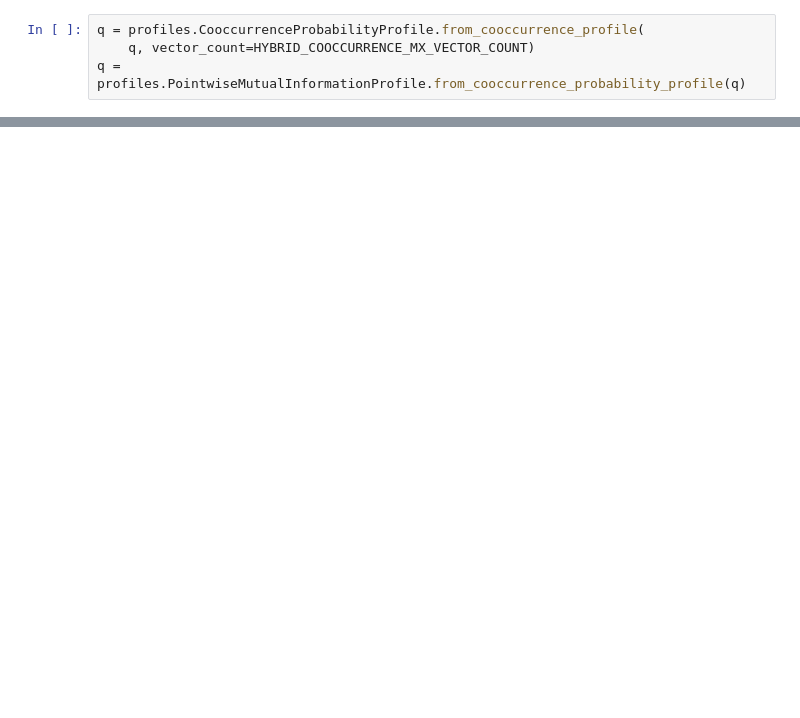
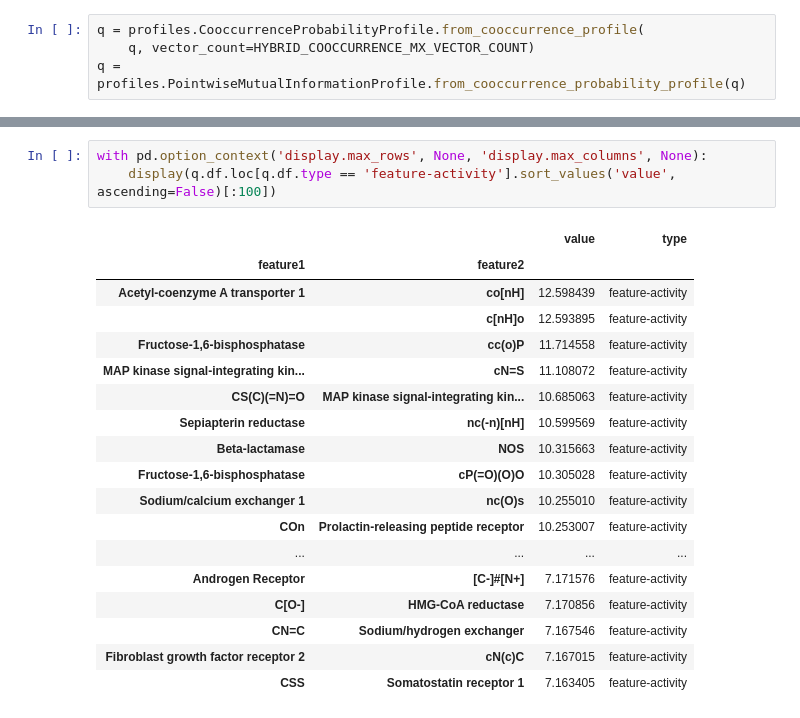
Before and after one commit to cmeloi/fip3, a Jupyter notebook: docs/cookbook/basic_interrelation_analysis.ipynb, the cells around one changed output, grey strips where cells are left out. Saved outputs shown, nothing was run; the diff lists cells and outputs as text; blank space fills up the shorter version.

```diff
--- a/docs/cookbook/basic_interrelation_analysis.ipynb
+++ b/docs/cookbook/basic_interrelation_analysis.ipynb
@@ -524,0 +528,22 @@ q.df.loc[q.df.type == 'activity-activity'].sort_values('value', ascending=False)
+# %%
+with pd.option_context('display.max_rows', None, 'display.max_columns', None):
+    display(q.df.loc[q.df.type == 'feature-activity'].sort_values('value', ascending=False)[:100])
+# %% [output]
+|  |  | value | type |
+| feature1 | feature2 |  |  |
+| Acetyl-coenzyme A transporter 1 | co[nH] | 12.598439 | feature-activity |
+|  | c[nH]o | 12.593895 | feature-activity |
+| Fructose-1,6-bisphosphatase | cc(o)P | 11.714558 | feature-activity |
+| MAP kinase signal-integrating kin... | cN=S | 11.108072 | feature-activity |
+| CS(C)(=N)=O | MAP kinase signal-integrating kin... | 10.685063 | feature-activity |
+| Sepiapterin reductase | nc(-n)[nH] | 10.599569 | feature-activity |
+| Beta-lactamase | NOS | 10.315663 | feature-activity |
+| Fructose-1,6-bisphosphatase | cP(=O)(O)O | 10.305028 | feature-activity |
+| Sodium/calcium exchanger 1 | nc(O)s | 10.255010 | feature-activity |
+| COn | Prolactin-releasing peptide receptor | 10.253007 | feature-activity |
+| ... | ... | ... | ... |
+| Androgen Receptor | [C-]#[N+] | 7.171576 | feature-activity |
+| C[O-] | HMG-CoA reductase | 7.170856 | feature-activity |
+| CN=C | Sodium/hydrogen exchanger | 7.167546 | feature-activity |
+| Fibroblast growth factor receptor 2 | cN(c)C | 7.167015 | feature-activity |
+| CSS | Somatostatin receptor 1 | 7.163405 | feature-activity |
```
Also changed, not shown: parts of 15 cells of this notebook, 1 other file.
